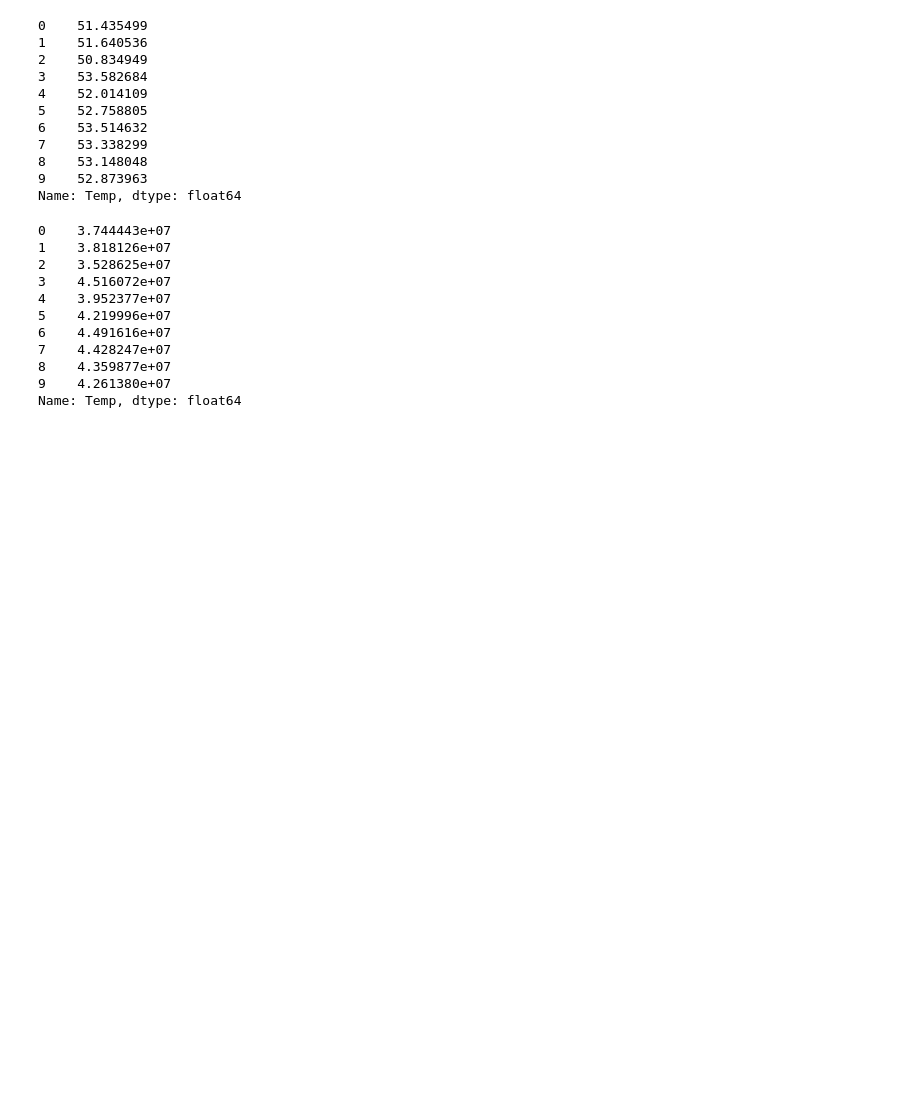
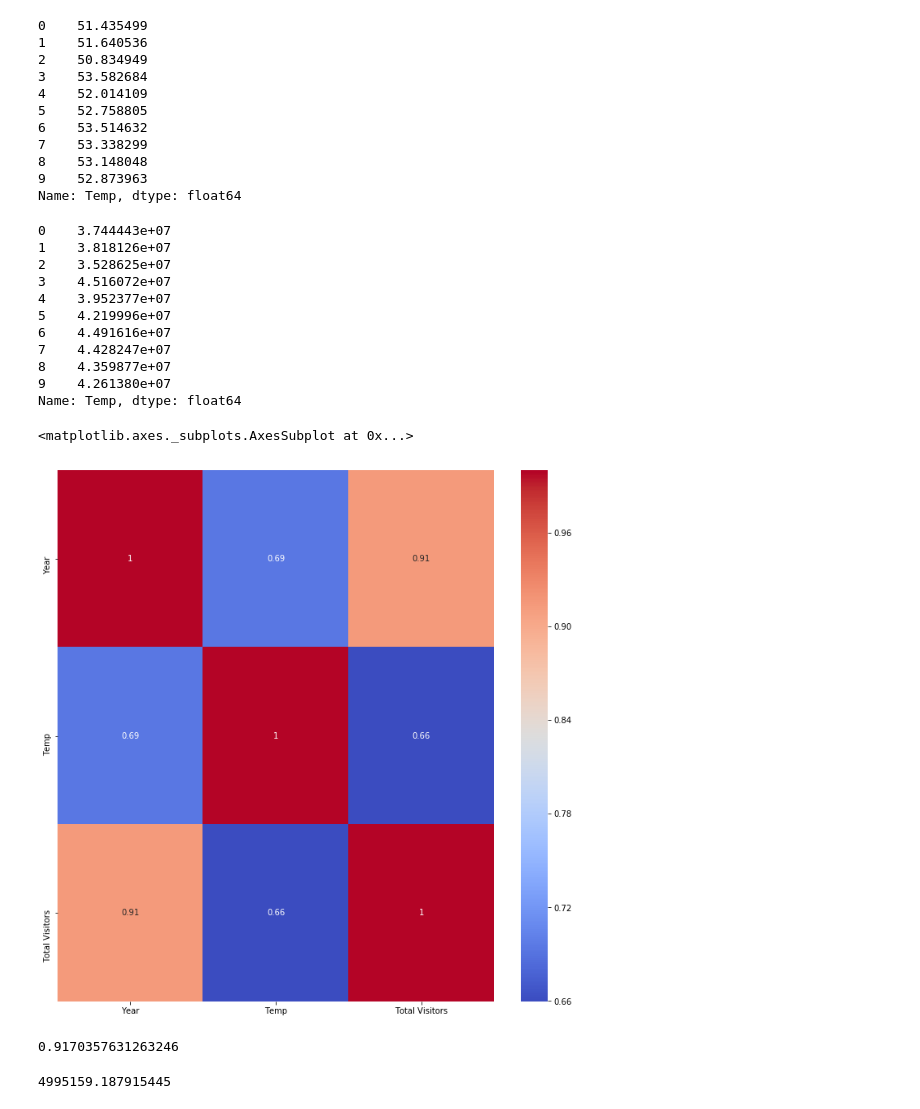
Before and after one commit to andrewswellie/National_Parks_Visitation_vs_Climate_Over_Time, a Jupyter notebook: stats_tests.ipynb, the cells around one changed output. Cells and saved outputs as stored; diff of their text form; code cells hidden in the pictures; blank space fills up the shorter version.

```diff
--- a/stats_tests.ipynb
+++ b/stats_tests.ipynb
@@ -260,3 +262,18 @@ print(fit)
 8    4.359877e+07
 9    4.261380e+07
 Name: Temp, dtype: float64
+# %%
+plt.figure(figsize=(12, 12))
+del year_only["Month"]
+sns.heatmap(year_only.corr(), annot = True, cmap = 'coolwarm')
+# %% [output]
+<matplotlib.axes._subplots.AxesSubplot at 0x...>
+[figure, added]
+# %%
+np.std(year_only["Temp"])
+# %% [output]
+0.9170357631263246
+# %%
+np.std(year_only["Total Visitors"])
+# %% [output]
+4995159.187915445
```
Also changed, not shown: parts of 3 cells of this notebook, 16 other files.
